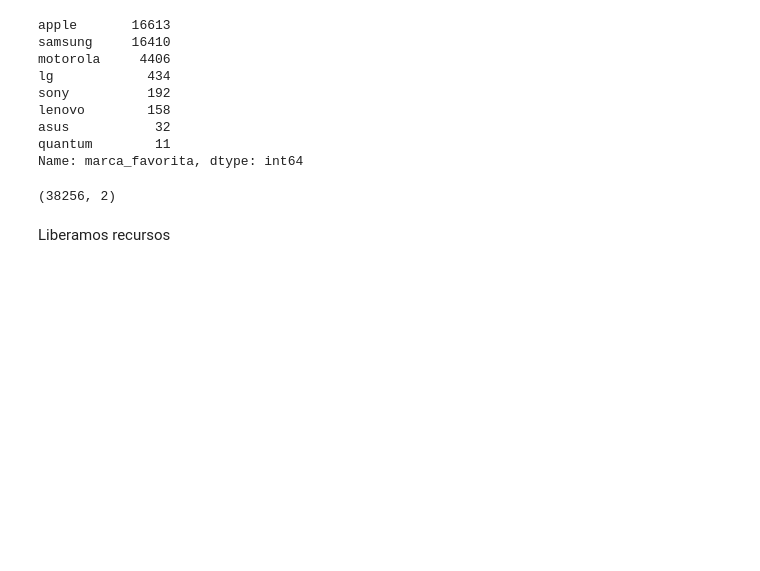
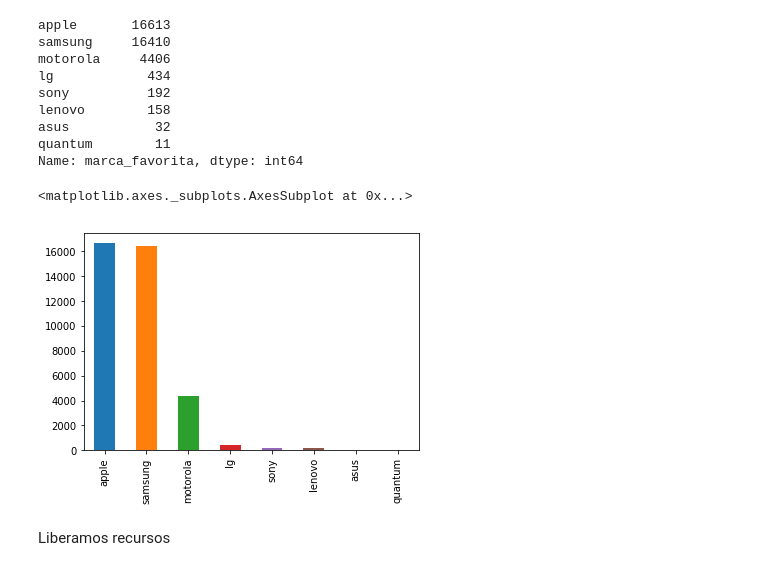
Before and after one commit to gabyrobles93/7506-TP2-MachineLearning, a Jupyter notebook: notebooks/gaby_feature_eng.ipynb, the cells around one changed output. Drawn from its saved outputs; the diff is of its cells as text; code cells hidden in the pictures; blank space fills up the shorter version.

```diff
--- a/notebooks/gaby_feature_eng.ipynb
+++ b/notebooks/gaby_feature_eng.ipynb
@@ -149,10 +149,11 @@ lenovo        158
 asus           32
 quantum        11
 Name: marca_favorita, dtype: int64
-# %%
-marcas_favoritas.shape
-# %% [output]
-(38256, 2)
+# %%
+marcas_favoritas['marca_favorita'].value_counts().plot.bar()
+# %% [output]
+<matplotlib.axes._subplots.AxesSubplot at 0x...>
+[figure, added]
 # %% [markdown]
 Liberamos recursos
 # %%
```
Also changed, not shown: parts of 12 cells of this notebook.
